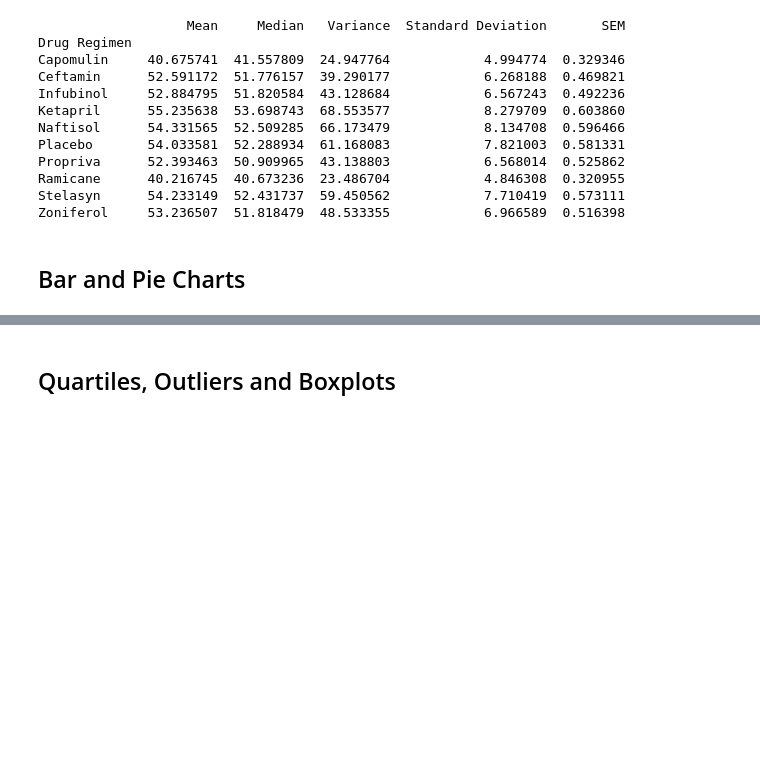
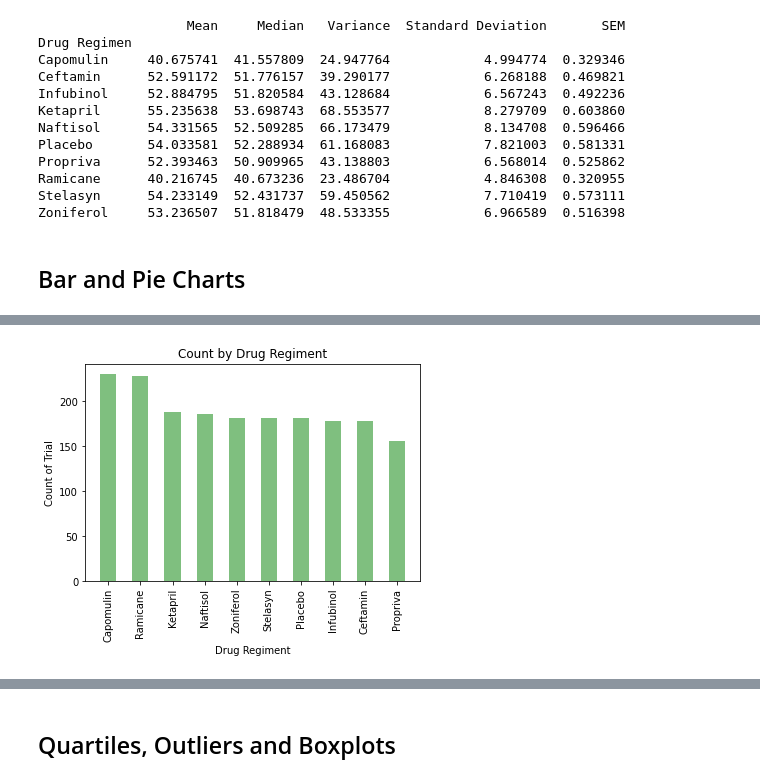
Before and after one commit to timsamson/MatPlotLib_Challange, a Jupyter notebook: pymaceuticals.ipynb, the cells around one changed output, grey strips where cells are left out. Cells and saved outputs as stored; diff of their text form; code cells hidden in the pictures; blank space fills up the shorter version.

```diff
--- a/pymaceuticals.ipynb
+++ b/pymaceuticals.ipynb
@@ -128,0 +130,21 @@ KeyError: 'count'
+# %%
+# Generate identical bar plot using pyplot instead of pandas.
+drug_counts= clean_df["Drug Regimen"].value_counts()
+
+#Creating variables for my axis
+y_axis=drug_counts.values
+x_axis=np.arange(0,len(y_axis),1)
+x_drugs=drug_counts.index
+
+#Needs to be matplotlib
+plt.bar(x_drugs, y_axis, color='g', alpha=0.5, align= "center", width= .5)
+
+#Formatting
+plt.ylabel("Count of Trial")
+plt.xlabel("Drug Regiment")
+plt.title("Count by Drug Regiment")
+plt.xticks(rotation=90)
+
+plt.show()
+# %% [output]
+[figure, added]
```
Also changed, not shown: parts of 9 cells of this notebook.
